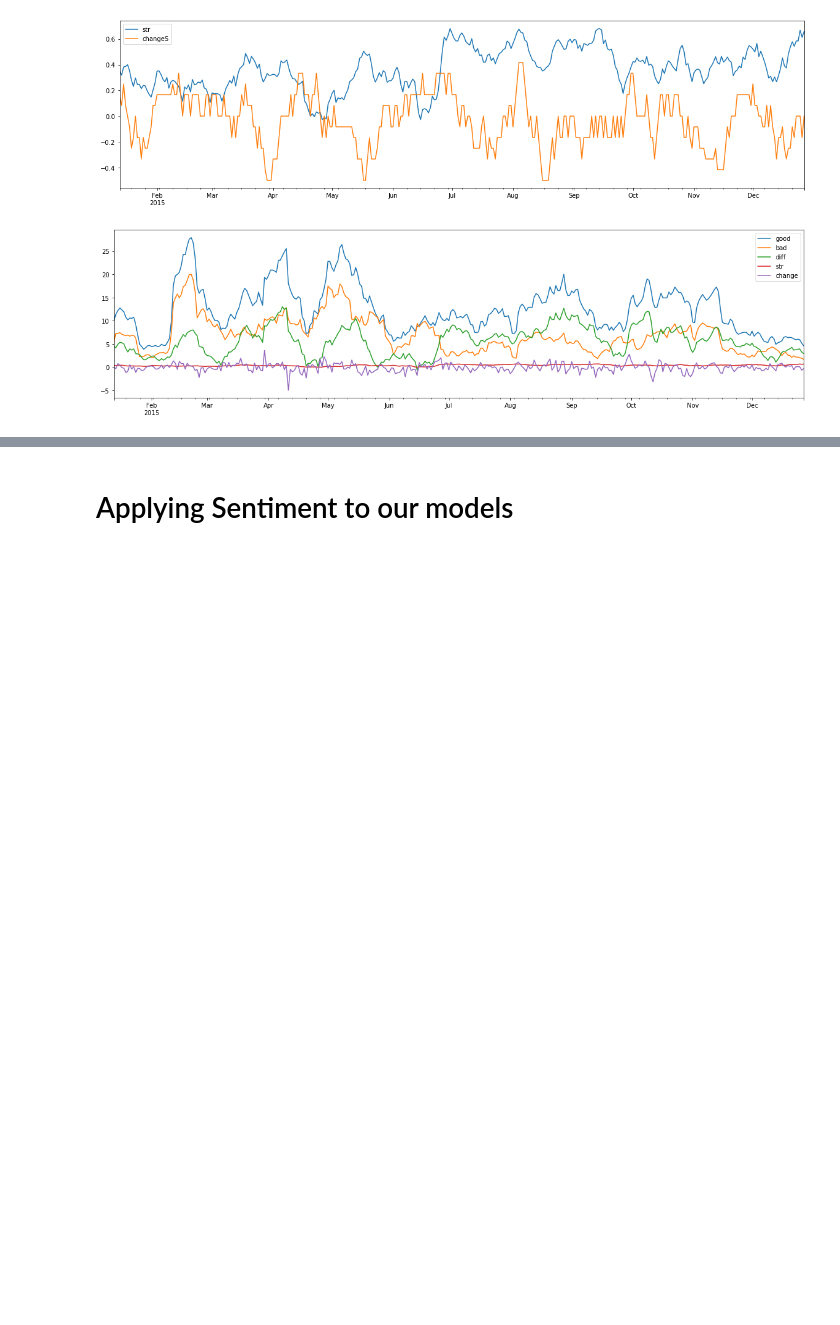
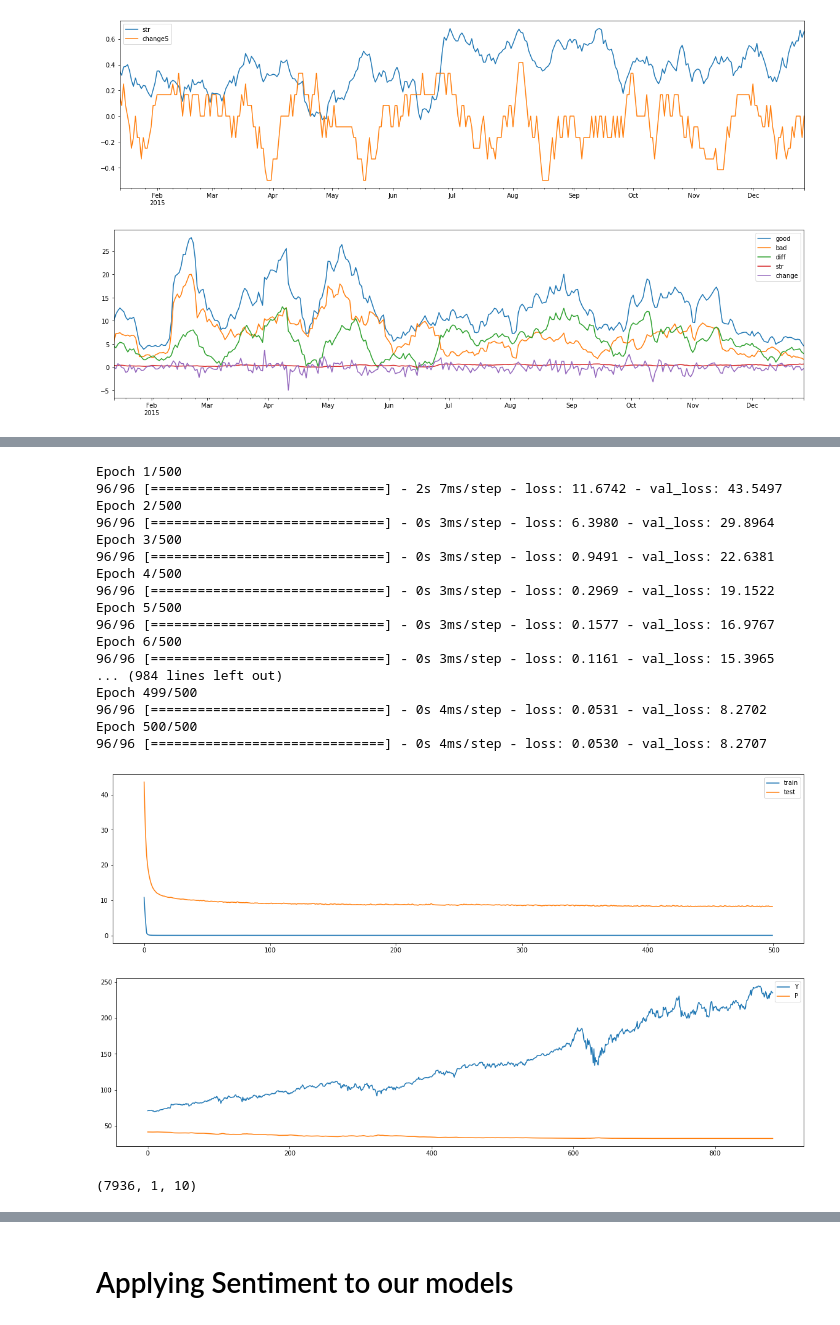
Before and after one commit to IsmailMarashi/2020-2021-Stock-Market-Forecasting-Using-Sentiment-Analysis, a Jupyter notebook: yFinance.ipynb, the cells around one changed output, grey strips where cells are left out. Cells and saved outputs as stored; diff of their text form; code cells hidden in the pictures; blank space fills up the shorter version.

```diff
--- a/yFinance.ipynb
+++ b/yFinance.ipynb
@@ -772,0 +881,76 @@ printResults(pd.DataFrame(testY), pd.DataFrame(predictions),True)
+# %%
+from keras.optimizers import SGD
+callbacks=[EarlyStopping(monitor='val_loss', min_delta=0, patience=100)]
+
+def BILSTM_model(inputShape, lstm=5,activation='relu',optimizer='adam',hidden=16):
+    M = Sequential()
+#     M.add(LSTM(lstm,activation=tf.keras.layers.LeakyReLU(),return_sequences=True ,input_shape=inputShape))
+#     M.add(Bidirectional(LSTM(5,activation="relu",return_sequences=False ,input_shape=trainX.shape[1:])))
+#     M.add(Bidirectional(LSTM(lstm,input_shape=inputShape,return_sequences=True)))
+#     M.add(Bidirectional(LSTM(lstm,return_sequences=True ,input_shape=inputShape)))
+#     M.add(tf.keras.layers.LeakyReLU())
+    M.add(LSTM(lstm,input_shape=inputShape,return_sequences=False))
+#     M.add(LSTM(lstm,activation=tf.keras.layers.LeakyReLU(),return_sequences=False ,input_shape=inputShape))
+    M.add(Dense(hidden, activation=activation))
+    M.add(Dense(1,activation="linear"))
+#     M.compile(loss='mae', optimizer=SGD(lr=0.1, momentum=0.9))
+    M.compile(optimizer='adam',loss='huber')
+#     M.compile(loss='mean_squared_error', optimizer='adam')
+#     model.compile(loss='mean_absolute_error', optimizer=opt, metrics=['mse'])
+#     M.compile(loss='mean_squared_logarithmic_error', optimizer=opt)
+    return M
+model=BILSTM_model(inputShape=tx.shape[1:],lstm=16,activation='relu',optimizer='adam',hidden=16)
+history = model.fit(tx, ty, epochs=500, shuffle=True, batch_size=75, validation_split=0.1, callbacks=callbacks)
+plotCompare(history.history['loss'],history.history['val_loss'],["train","test"])
+predictions=model.predict(vx)
+predictions.shape
+plotCompare(vy.values,predictions,["Y","P"])
+# %% [output]
+Epoch 1/500
+96/96 [==============================] - 2s 7ms/step - loss: 11.6742 - val_loss: 43.5497
+Epoch 2/500
+96/96 [==============================] - 0s 3ms/step - loss: 6.3980 - val_loss: 29.8964
+Epoch 3/500
+96/96 [==============================] - 0s 3ms/step - loss: 0.9491 - val_loss: 22.6381
+Epoch 4/500
+96/96 [==============================] - 0s 3ms/step - loss: 0.2969 - val_loss: 19.1522
+Epoch 5/500
+96/96 [==============================] - 0s 3ms/step - loss: 0.1577 - val_loss: 16.9767
+Epoch 6/500
+96/96 [==============================] - 0s 3ms/step - loss: 0.1161 - val_loss: 15.3965
+... (984 lines left out)
+Epoch 499/500
+96/96 [==============================] - 0s 4ms/step - loss: 0.0531 - val_loss: 8.2702
+Epoch 500/500
+96/96 [==============================] - 0s 4ms/step - loss: 0.0530 - val_loss: 8.2707
+[figure, added]
+[figure, added]
+# %%
+from keras.optimizers import SGD
+callbacks=[EarlyStopping(monitor='val_loss', min_delta=0, patience=100)]
+
+def BILSTM_model(inputShape, lstm=5,activation='relu',optimizer='adam',hidden=16):
+    M = Sequential()
+#     M.add(LSTM(lstm,activation=tf.keras.layers.LeakyReLU(),return_sequences=True ,input_shape=inputShape))
+#     M.add(Bidirectional(LSTM(5,activation="relu",return_sequences=False ,input_shape=trainX.shape[1:])))
+#     M.add(Bidirectional(LSTM(lstm,input_shape=inputShape,return_sequences=True)))
+#     M.add(Bidirectional(LSTM(lstm,return_sequences=True ,input_shape=inputShape)))
+#     M.add(tf.keras.layers.LeakyReLU())
+    M.add(LSTM(lstm,input_shape=inputShape,return_sequences=False))
+#     M.add(LSTM(lstm,activation=tf.keras.layers.LeakyReLU(),return_sequences=False ,input_shape=inputShape))
+    M.add(Dense(hidden, activation=activation))
+    M.add(Dense(1,activation="linear"))
+#     M.compile(loss='mae', optimizer=SGD(lr=0.1, momentum=0.9))
+    M.compile(optimizer='adam',loss='huber')
+#     M.compile(loss='mean_squared_error', optimizer='adam')
+#     model.compile(loss='mean_absolute_error', optimizer=opt, metrics=['mse'])
+#     M.compile(loss='mean_squared_logarithmic_error', optimizer=opt)
+    return M
+model=BILSTM_model(inputShape=tx.shape[1:],lstm=16,activation='relu',optimizer='adam',hidden=16)
+history = model.fit(tx, ty, epochs=500, shuffle=True, batch_size=75, validation_split=0.1, callbacks=callbacks)
+plotCompare(history.history['loss'],history.history['val_loss'],["train","test"])
+predictions=model.predict(vx)
+predictions.shape
+plotCompare(vy.values,predictions,["Y","P"])
+# %% [output]
+(7936, 1, 10)
```
Also changed, not shown: parts of 58 cells of this notebook, 1 other file.
